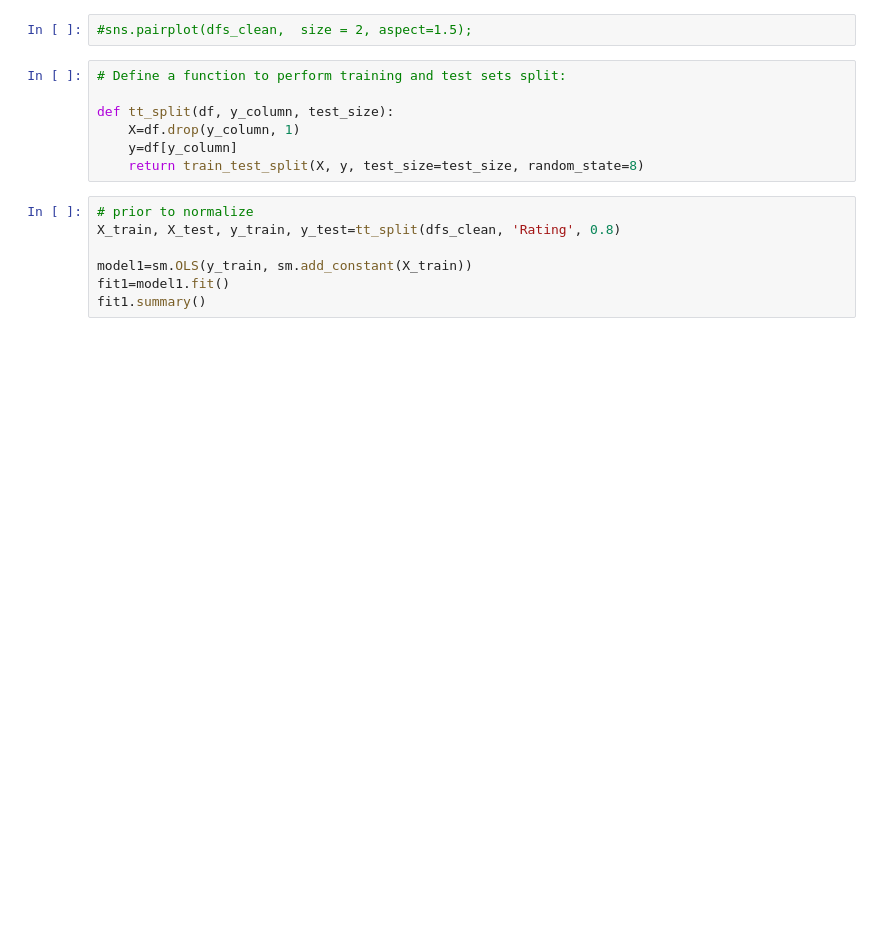
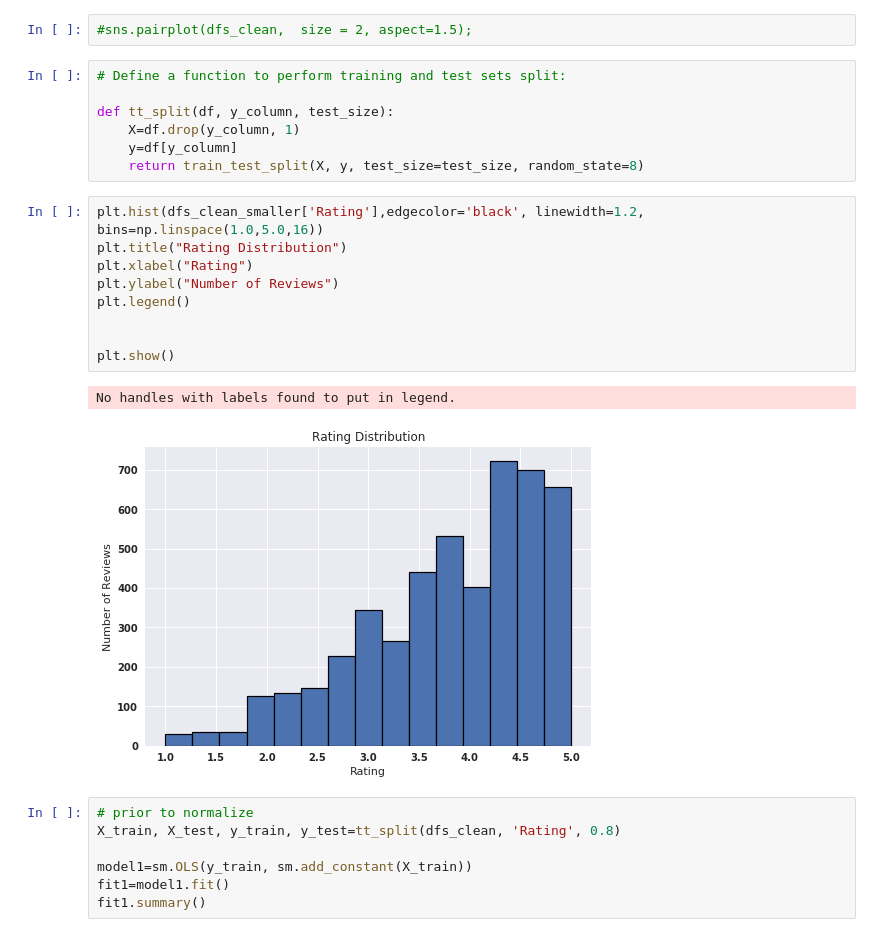
Before and after one commit to xzhou110/ratemyprofessordotcom, a Jupyter notebook: data_clean_up.ipynb, the cells around one changed output. Cells and saved outputs as stored; diff of their text form; blank space fills up the shorter version.

```diff
--- a/data_clean_up.ipynb
+++ b/data_clean_up.ipynb
@@ -172,6 +176,18 @@ def tt_split(df, y_column, test_size):
     X=df.drop(y_column, 1)
     y=df[y_column]
     return train_test_split(X, y, test_size=test_size, random_state=8)
+# %%
+plt.hist(dfs_clean_smaller['Rating'],edgecolor='black', linewidth=1.2, bins=np.linspace(1.0,5.0,16))
+plt.title("Rating Distribution")
+plt.xlabel("Rating")
+plt.ylabel("Number of Reviews")
+plt.legend()
+
+
+plt.show()
+# %% [output]
+No handles with labels found to put in legend.
+[figure, added]
 # %%
 # prior to normalize
 X_train, X_test, y_train, y_test=tt_split(dfs_clean, 'Rating', 0.8)
```
Also changed, not shown: parts of 8 cells of this notebook, 1 other file.
